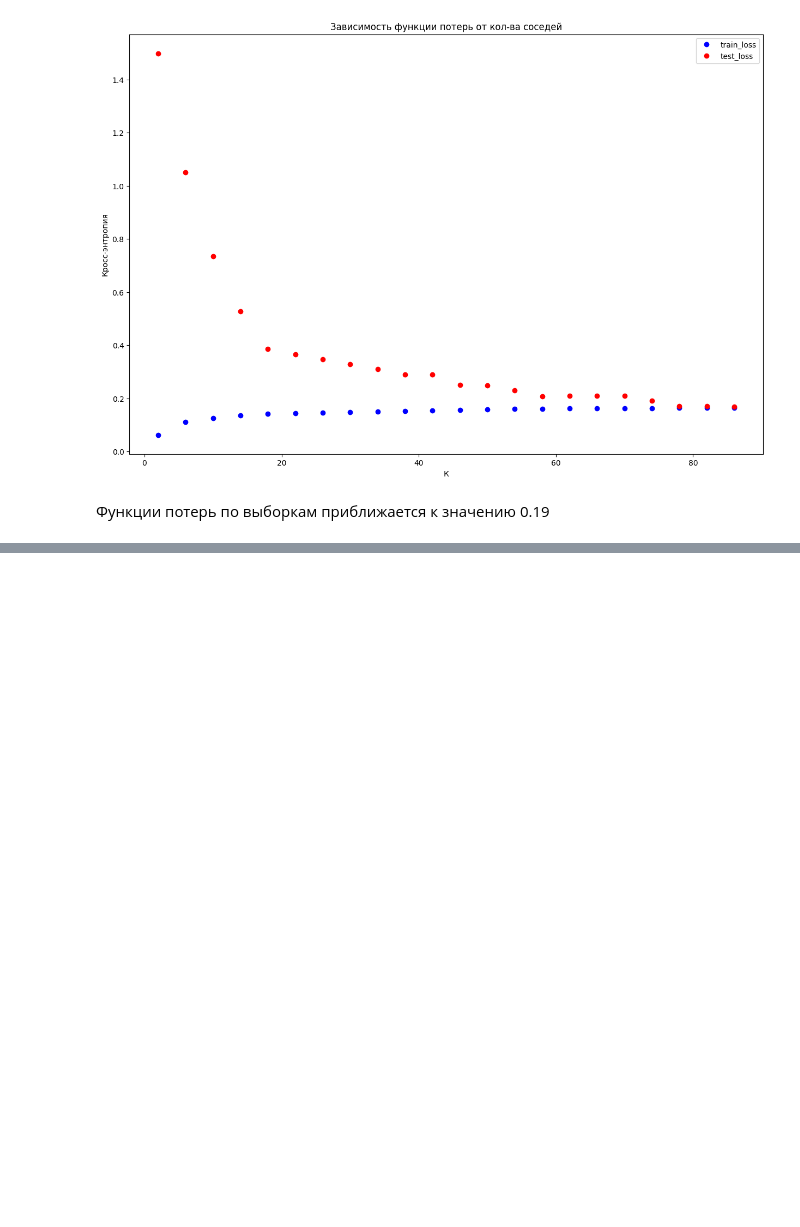
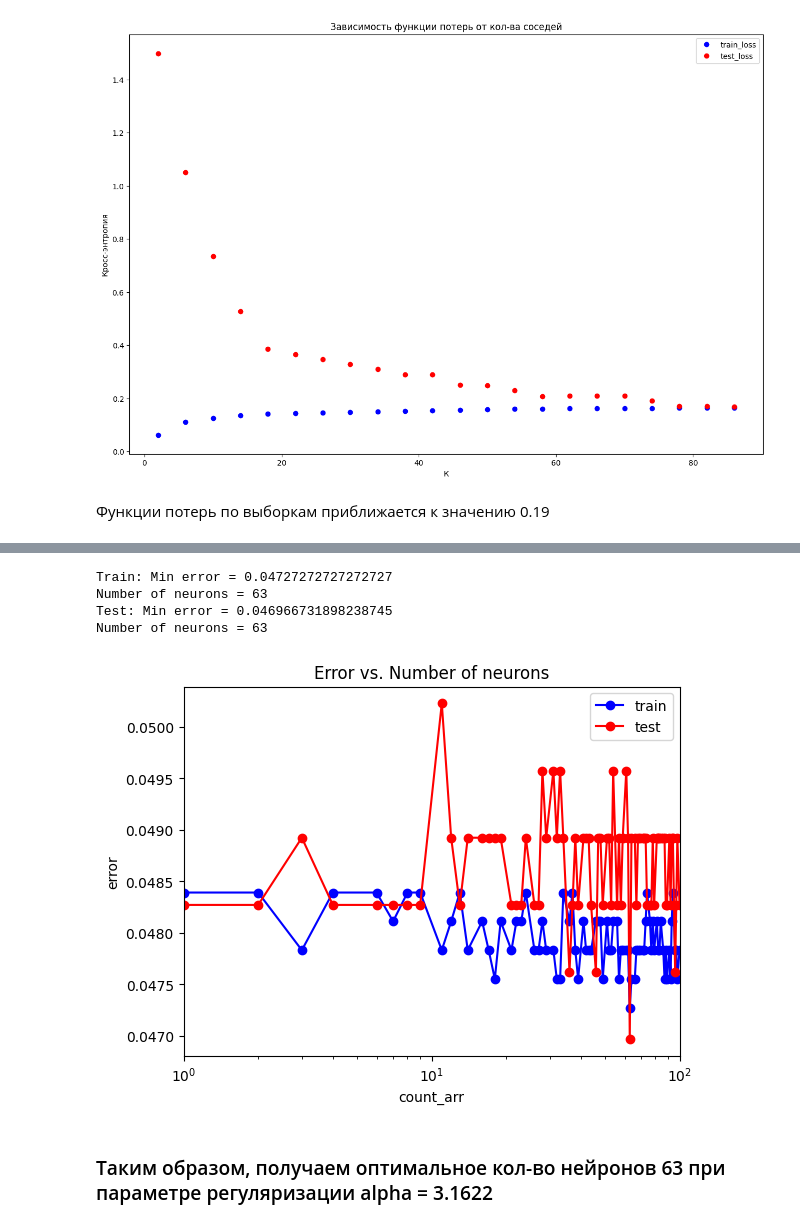
Before and after one commit to OnlyDeniko/MachineLearningCourse, a Jupyter notebook: homework1.ipynb, the cells around one changed output, grey strips where cells are left out. Saved outputs shown, nothing was run; the diff lists cells and outputs as text; code cells hidden in the pictures; blank space fills up the shorter version.

```diff
--- a/homework1.ipynb
+++ b/homework1.ipynb
@@ -679,0 +829,50 @@ Text(0, 0.5, 'Кросс-энтропия')
+# %%
+count_arr = (np.linspace(1, 100, 80)).astype(int)
+
+test_err = []
+train_err = []
+train_acc = []
+test_acc = []
+
+for i in count_arr:
+    mlp_model = MLPClassifier(
+        alpha = alpha_opt,
+        hidden_layer_sizes = (i,),
+        solver = 'lbfgs',
+        activation = 'relu',
+        max_iter=1500,
+        random_state = 25
+    )
+
+    mlp_model.fit(X_train_scaled, y_train)
+
+    y_train_pred = mlp_model.predict(X_train_scaled)
+    y_test_pred = mlp_model.predict(X_test_scaled)
+
+    train_err.append(np.mean(y_train != y_train_pred))
+    test_err.append(np.mean(y_test != y_test_pred))
+
+    train_acc.append(accuracy_score(y_train, y_train_pred))
+    test_acc.append(accuracy_score(y_test, y_test_pred))
+# %%
+plt.semilogx(count_arr, train_err, 'b-o', label = 'train')
+plt.semilogx(count_arr, test_err, 'r-o', label = 'test')
+plt.xlim([np.min(count_arr), np.max(count_arr)])
+plt.title('Error vs. Number of neurons')
+plt.xlabel('count_arr')
+plt.ylabel('error')
+plt.legend()
+
+print(f'Train: Min error = {np.min(train_err)}')
+print(f'Number of neurons = {count_arr[np.argmin(train_err)]}')
+
+print(f'Test: Min error = {np.min(test_err)}')
+print(f'Number of neurons = {count_arr[np.argmin(test_err)]}')
+# %% [output]
+Train: Min error = 0.04727272727272727
+Number of neurons = 63
+Test: Min error = 0.046966731898238745
+Number of neurons = 63
+[figure, added]
+# %% [markdown]
+### Таким образом, получаем оптимальное кол-во нейронов 63 при параметре регуляризации alpha = 3.1622
```
Also changed, not shown: parts of 25 cells of this notebook.
